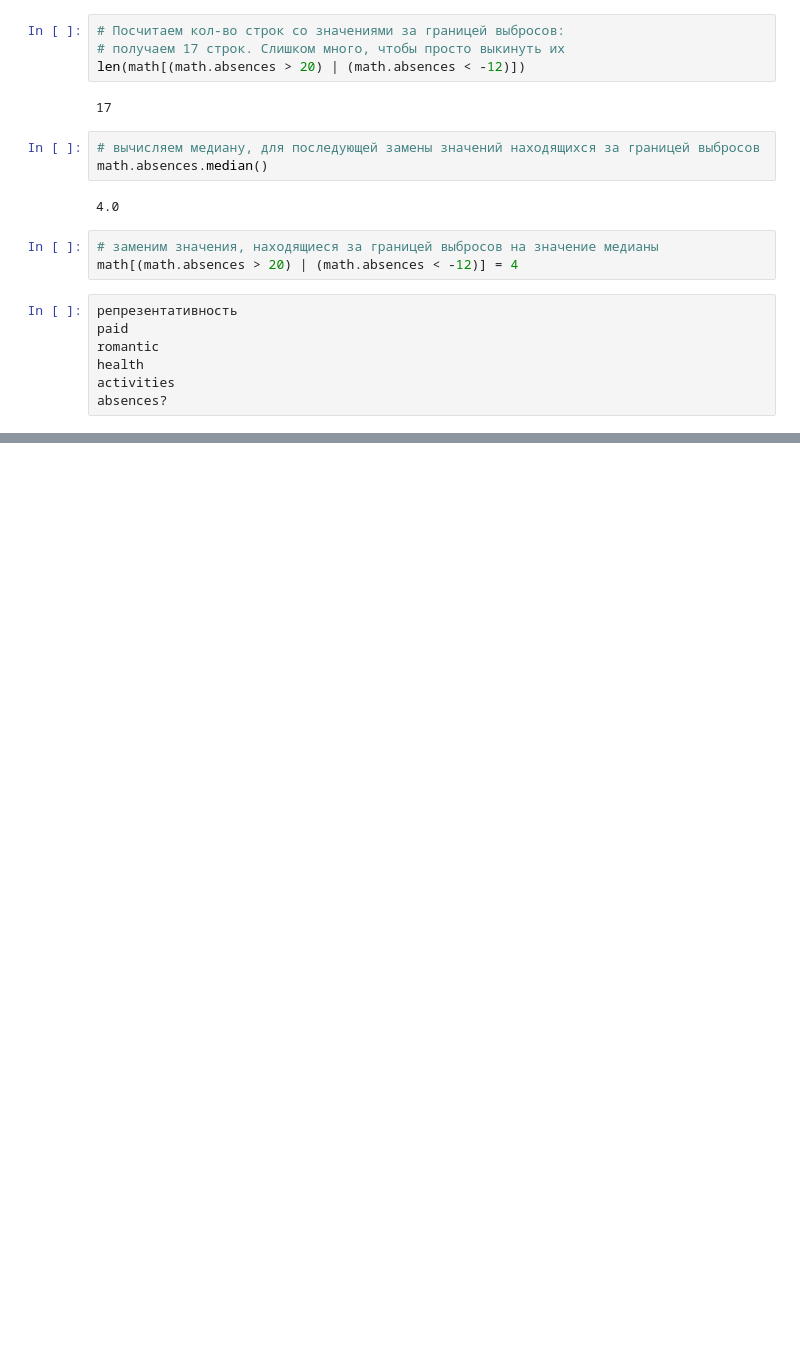
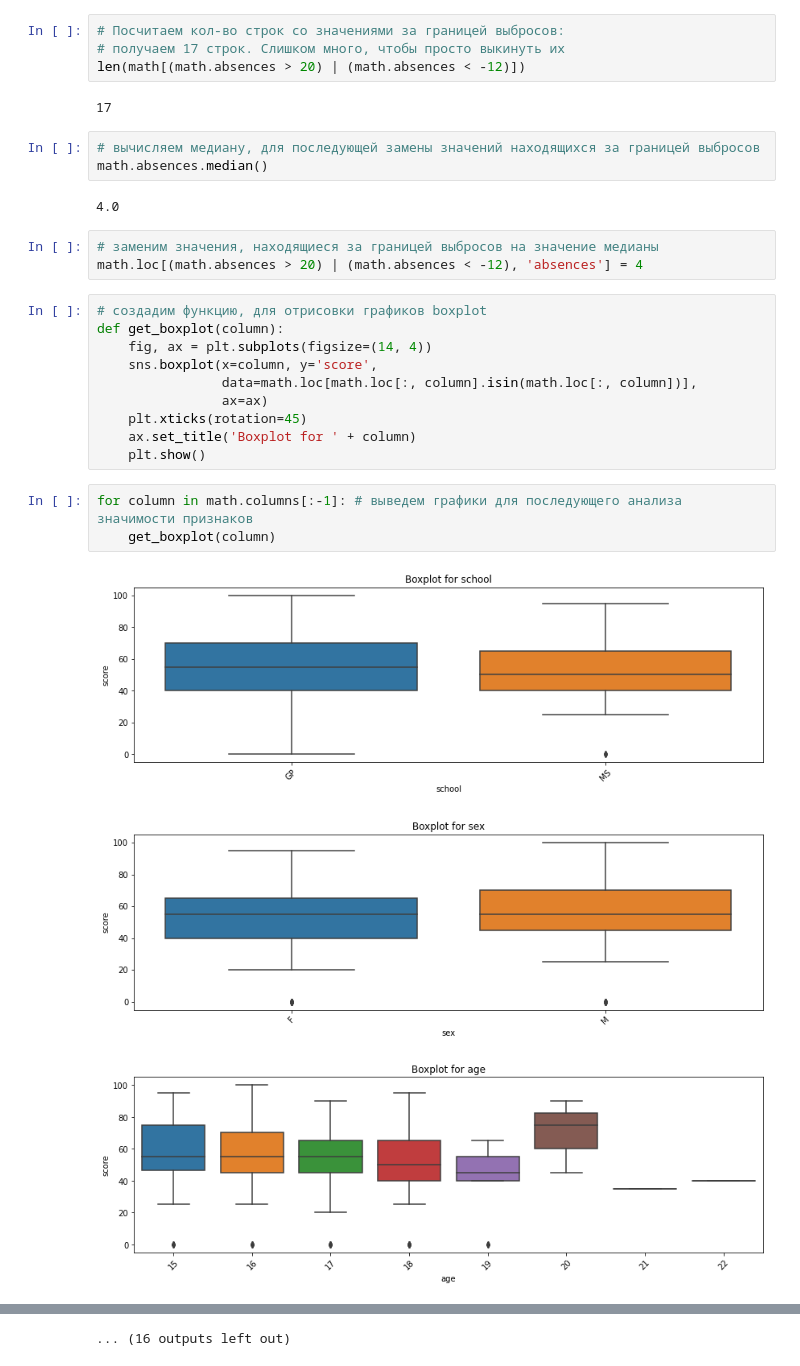
Before and after one commit to Demistus/rds, a Jupyter notebook: module_2/project_2-data_analysis.ipynb, the cells around one changed output, grey strips where cells are left out. Cells and saved outputs as stored; diff of their text form; blank space fills up the shorter version.

```diff
--- a/module_2/project_2-data_analysis.ipynb
+++ b/module_2/project_2-data_analysis.ipynb
@@ -331,11 +331,21 @@ math.absences.median()
 4.0
 # %%
 # заменим значения, находящиеся за границей выбросов на значение медианы
-math[(math.absences > 20) | (math.absences < -12)] = 4
+math.loc[(math.absences > 20) | (math.absences < -12), 'absences'] = 4
-# %%
-репрезентативность
-paid
-romantic
-health
-activities
-absences?
+# %%
+# создадим функцию, для отрисовки графиков boxplot
+def get_boxplot(column):
+    fig, ax = plt.subplots(figsize=(14, 4))
+    sns.boxplot(x=column, y='score',
+                data=math.loc[math.loc[:, column].isin(math.loc[:, column])],
+                ax=ax)
+    plt.xticks(rotation=45)
+    ax.set_title('Boxplot for ' + column)
+    plt.show()
+# %%
+for column in math.columns[:-1]: # выведем графики для последующего анализа значимости признаков
+    get_boxplot(column)
+# %% [output]
+[figure, added]
+[figure, added]
+[figure, added]
@@ -341,0 +361 @@ absences?
+... (16 outputs left out)
```
Also changed, not shown: parts of 14 cells of this notebook, 1 other file.
